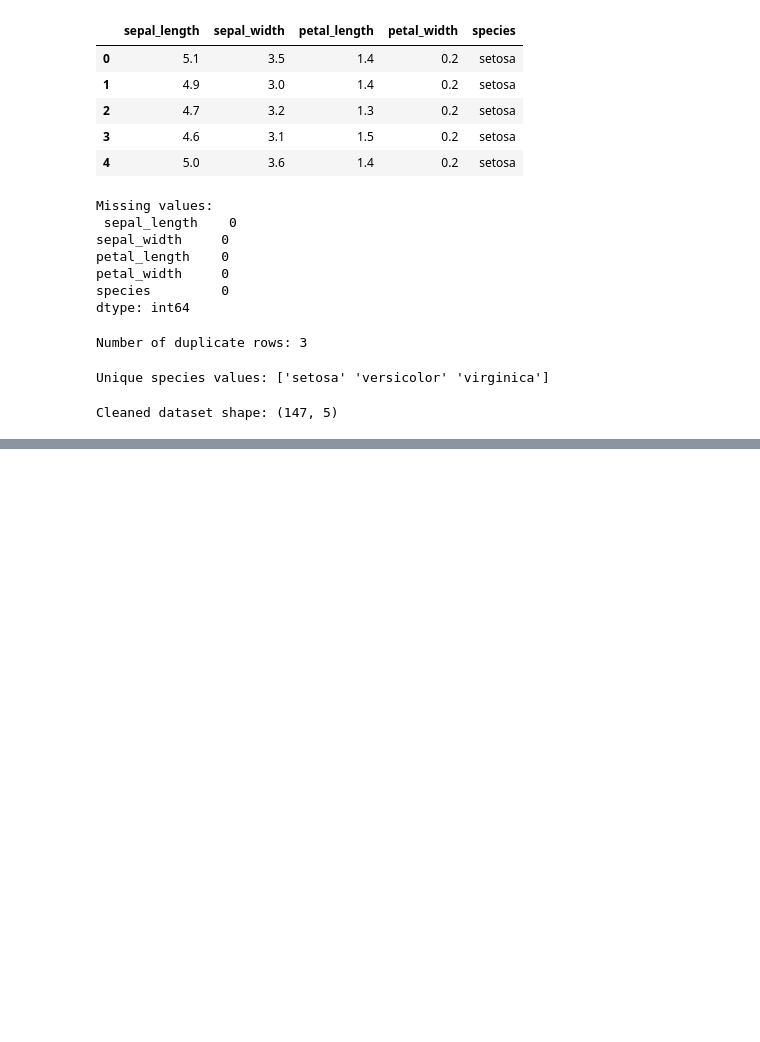
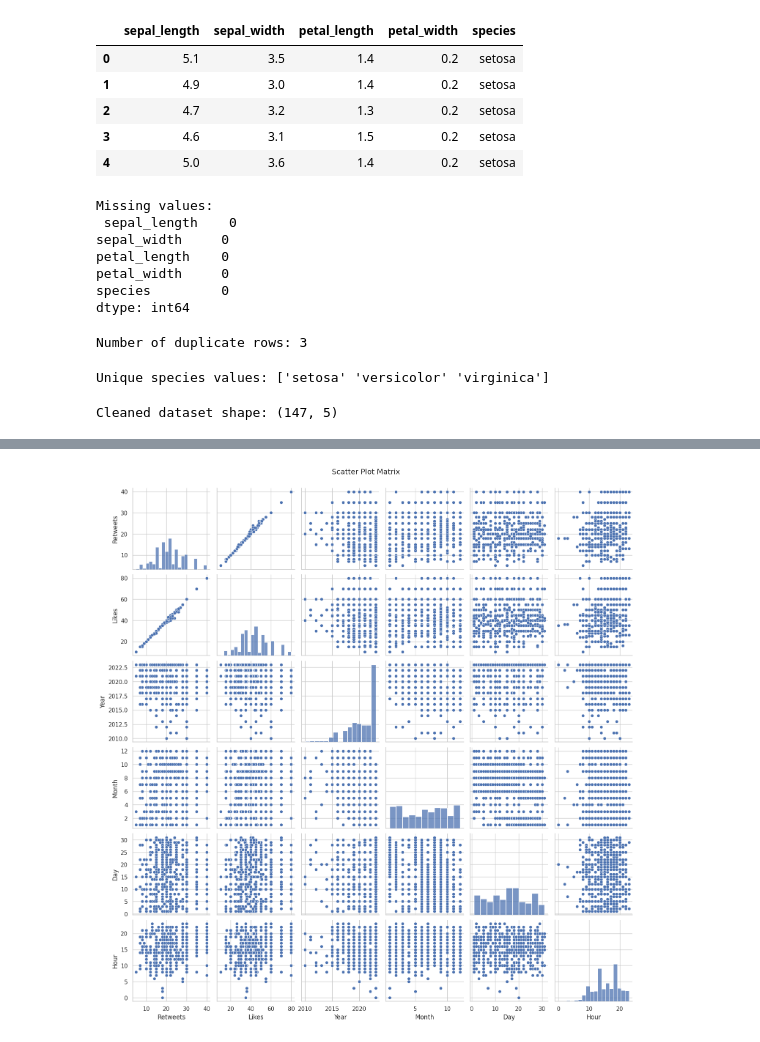
Before and after one commit to tyagiji84/INITIAL_CODES, a Jupyter notebook: Untitled7.ipynb, the cells around one changed output, grey strips where cells are left out. Drawn from its saved outputs; the diff is of its cells as text; code cells hidden in the pictures; blank space fills up the shorter version.

```diff
--- a/Untitled7.ipynb
+++ b/Untitled7.ipynb
@@ -39,0 +82,6 @@ Cleaned dataset shape: (147, 5)
+# %%
+sns.pairplot(df[numerical_cols])
+plt.suptitle("Scatter Plot Matrix", y=1.02)
+plt.show()
+# %% [output]
+[figure, added]
```
Also changed, not shown: parts of 16 cells of this notebook.
